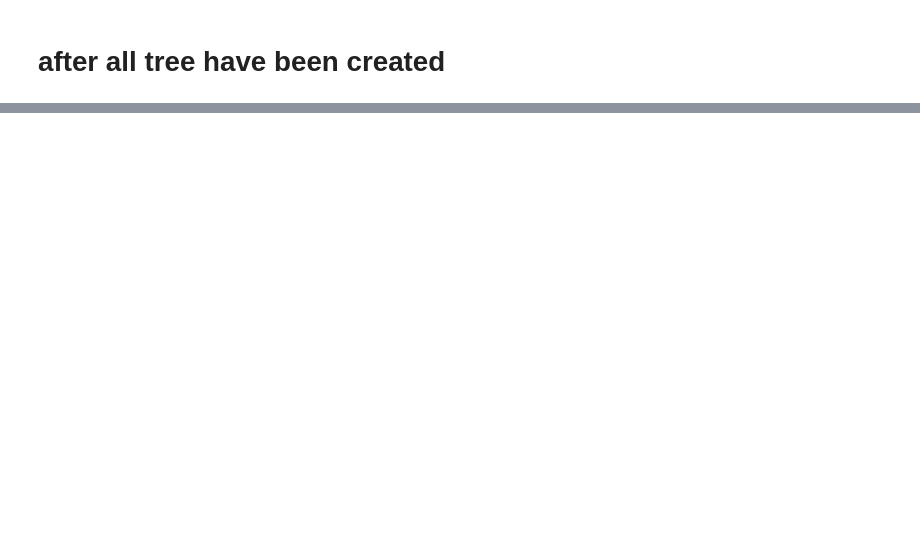
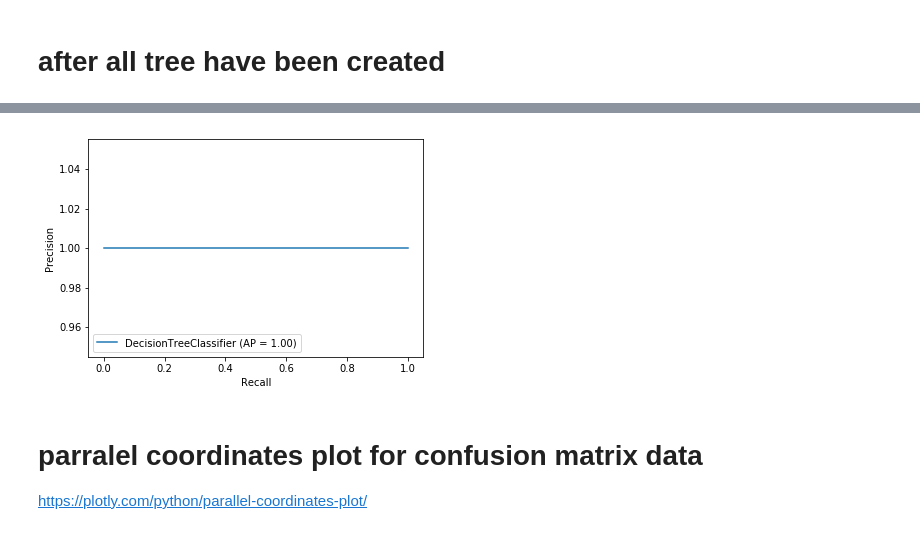
Before and after one commit to BlakeRosenhagen/Decision-Tree-Project, a Jupyter notebook: tree_comparison.ipynb, the cells around one changed output, grey strips where cells are left out. Cells and saved outputs as stored; diff of their text form; code cells hidden in the pictures; blank space fills up the shorter version.

```diff
--- a/tree_comparison.ipynb
+++ b/tree_comparison.ipynb
@@ -17,0 +22,11 @@ NameError: name 'classifier' is not defined
+# %%
+clf = DecisionTreeClassifier(random_state=0, min_impurity_split=None, min_samples_split=2)
+clf.fit(X_train, y_train)
+disp = plot_precision_recall_curve(clf, X_test, y_test)
+#disp.ax_.set_title('2-class Precision-Recall curve: '
+#                   'AP={0:0.2f}'.format(average_precision))
+# %% [output]
+[figure, added]
+# %% [markdown]
+# parralel coordinates plot for confusion matrix data
+https://plotly.com/python/parallel-coordinates-plot/
```
Also changed, not shown: parts of 2 cells of this notebook, 3 other files.
